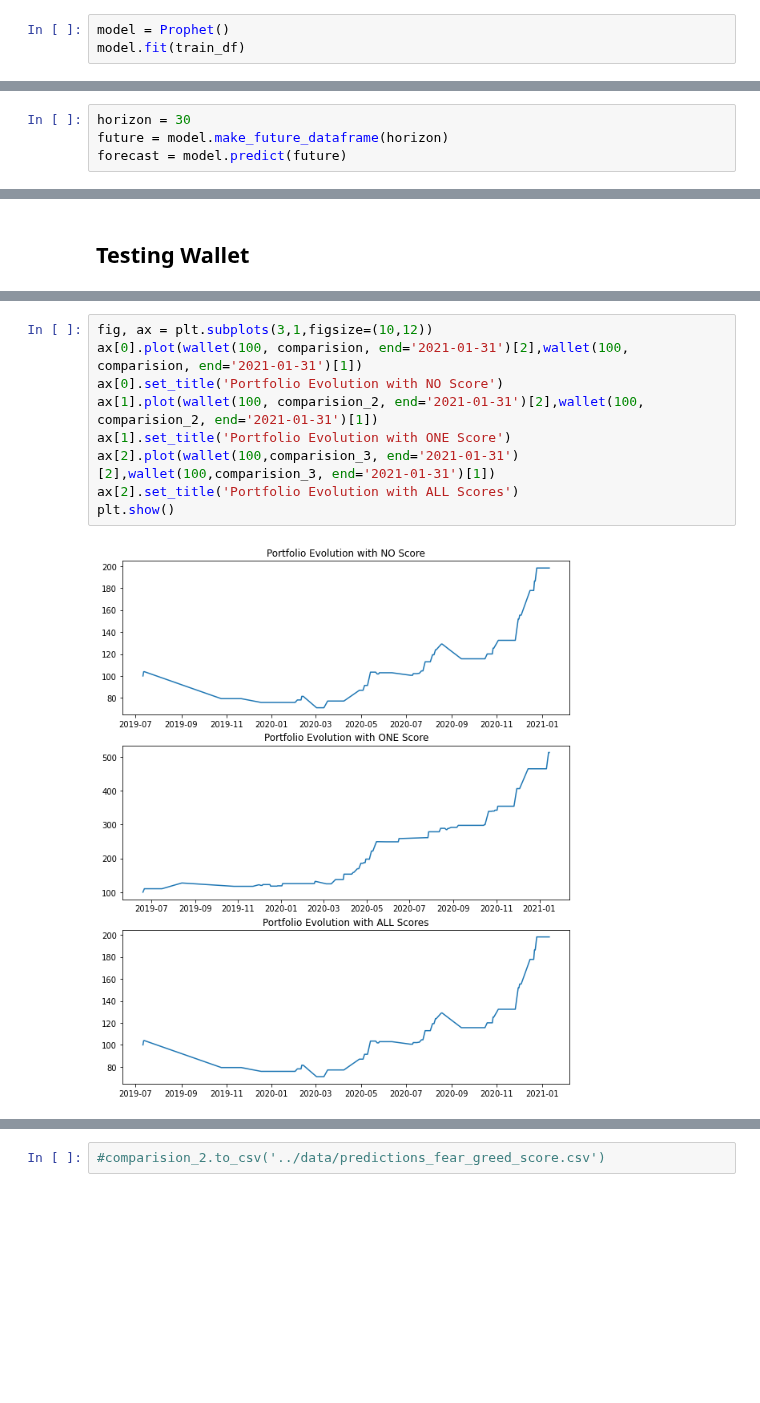
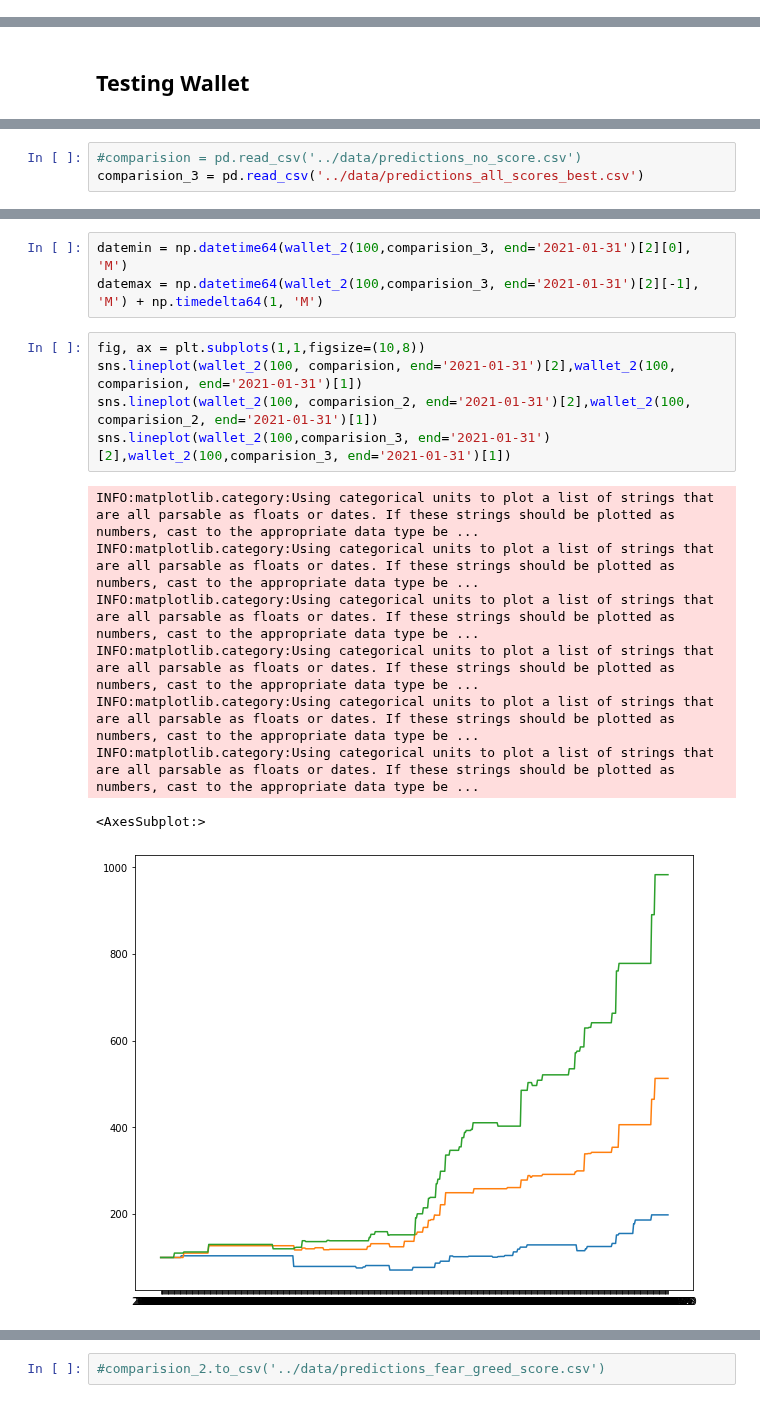
Before and after one commit to Dmunozig/crypto_sentiment, a Jupyter notebook: notebooks/Yassine modelling NB.ipynb, the cells around one changed output, grey strips where cells are left out. Saved outputs shown, nothing was run; the diff lists cells and outputs as text; blank space fills up the shorter version.

```diff
--- a/notebooks/Yassine modelling NB.ipynb
+++ b/notebooks/Yassine modelling NB.ipynb
@@ -51,6 +51,3 @@ full_df = full_df[['ds','y_x','score','BTC_score', 'twitter_score','reddit_score
 full_df.columns = ['ds','y','score','BTC_score', 'twitter_score','reddit_score']
 # %% [markdown]
 # 2) Facebook Profit (Final Model to deploy)
-# %%
-model = Prophet()
-model.fit(train_df)
@@ -60,7 +54,3 @@ INFO:fbprophet:Disabling daily seasonality. Run prophet with daily_seasonality=T
-# %%
-horizon = 30
-future = model.make_future_dataframe(horizon)
-forecast = model.predict(future)
 # %%
 plt.figure(figsize=(10,8))
 plt.plot(prices_greed_df["y"], label="actual")
@@ -336 +393,4 @@ def wallet(budget, df, start='2019-06-19', end='2021-03-01'):
+# %%
+#comparision = pd.read_csv('../data/predictions_no_score.csv')
+comparision_3 = pd.read_csv('../data/predictions_all_scores_best.csv')
 # %%
@@ -412,11 +400,17 @@ wallet(100, comparision_3, end='2021-01-31')
+# %%
+datemin = np.datetime64(wallet_2(100,comparision_3, end='2021-01-31')[2][0], 'M')
+datemax = np.datetime64(wallet_2(100,comparision_3, end='2021-01-31')[2][-1], 'M') + np.timedelta64(1, 'M')
 # %%
-fig, ax = plt.subplots(3,1,figsize=(10,12))
-ax[0].plot(wallet(100, comparision, end='2021-01-31')[2],wallet(100, comparision, end='2021-01-31')[1])
-ax[0].set_title('Portfolio Evolution with NO Score')
-ax[1].plot(wallet(100, comparision_2, end='2021-01-31')[2],wallet(100, comparision_2, end='2021-01-31')[1])
-ax[1].set_title('Portfolio Evolution with ONE Score')
-ax[2].plot(wallet(100,comparision_3, end='2021-01-31')[2],wallet(100,comparision_3, end='2021-01-31')[1])
-ax[2].set_title('Portfolio Evolution with ALL Scores')
-plt.show()
+fig, ax = plt.subplots(1,1,figsize=(10,8))
+sns.lineplot(wallet_2(100, comparision, end='2021-01-31')[2],wallet_2(100, comparision, end='2021-01-31')[1])
+sns.lineplot(wallet_2(100, comparision_2, end='2021-01-31')[2],wallet_2(100, comparision_2, end='2021-01-31')[1])
+sns.lineplot(wallet_2(100,comparision_3, end='2021-01-31')[2],wallet_2(100,comparision_3, end='2021-01-31')[1])
 # %% [output]
+INFO:matplotlib.category:Using categorical units to plot a list of strings that are all parsable as floats or dates. If these strings should be plotted as numbers, cast to the appropriate data type be ...
+INFO:matplotlib.category:Using categorical units to plot a list of strings that are all parsable as floats or dates. If these strings should be plotted as numbers, cast to the appropriate data type be ...
+INFO:matplotlib.category:Using categorical units to plot a list of strings that are all parsable as floats or dates. If these strings should be plotted as numbers, cast to the appropriate data type be ...
+INFO:matplotlib.category:Using categorical units to plot a list of strings that are all parsable as floats or dates. If these strings should be plotted as numbers, cast to the appropriate data type be ...
+INFO:matplotlib.category:Using categorical units to plot a list of strings that are all parsable as floats or dates. If these strings should be plotted as numbers, cast to the appropriate data type be ...
+INFO:matplotlib.category:Using categorical units to plot a list of strings that are all parsable as floats or dates. If these strings should be plotted as numbers, cast to the appropriate data type be ...
+<AxesSubplot:>
-[figure, old version]
+[figure, new version]
```
Also changed, not shown: parts of 15 cells of this notebook, 1 other file.
